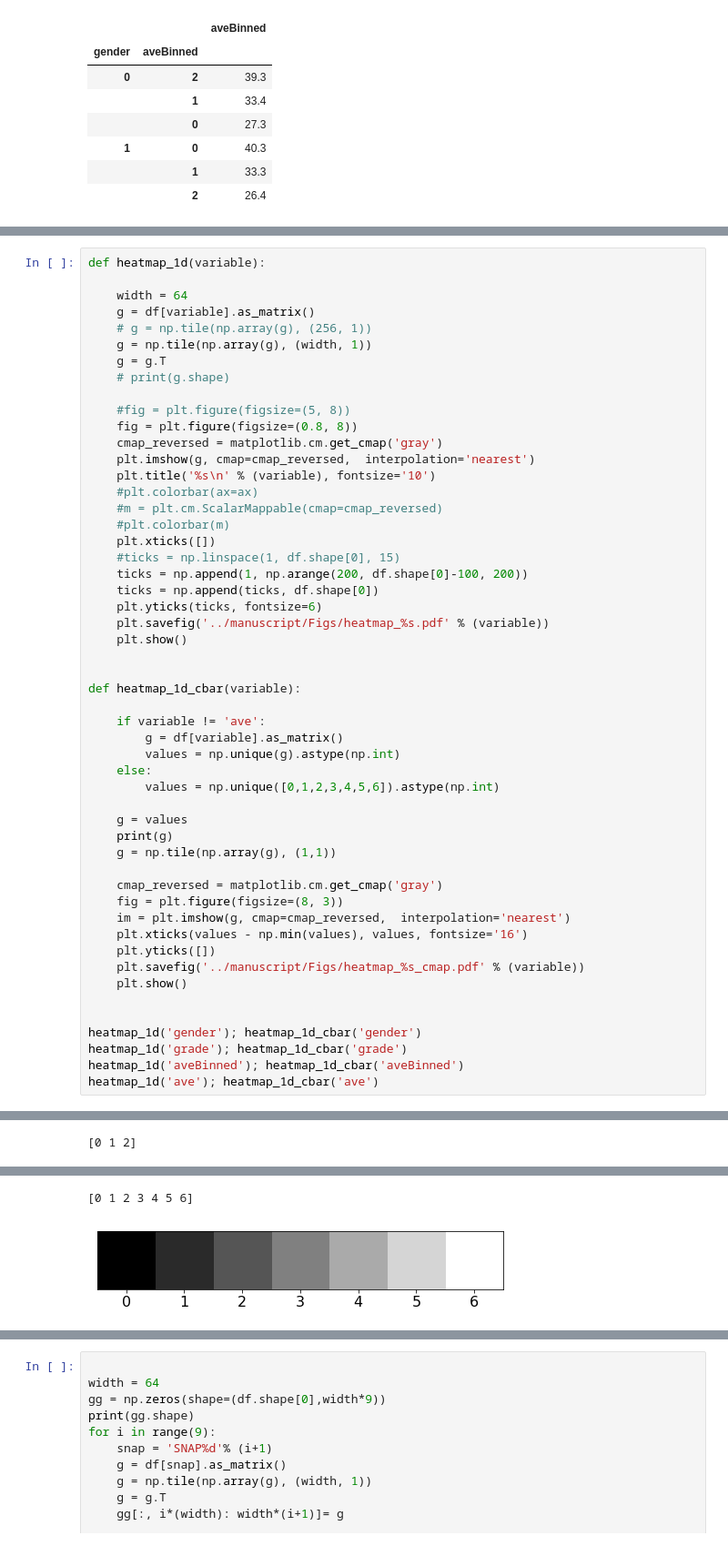
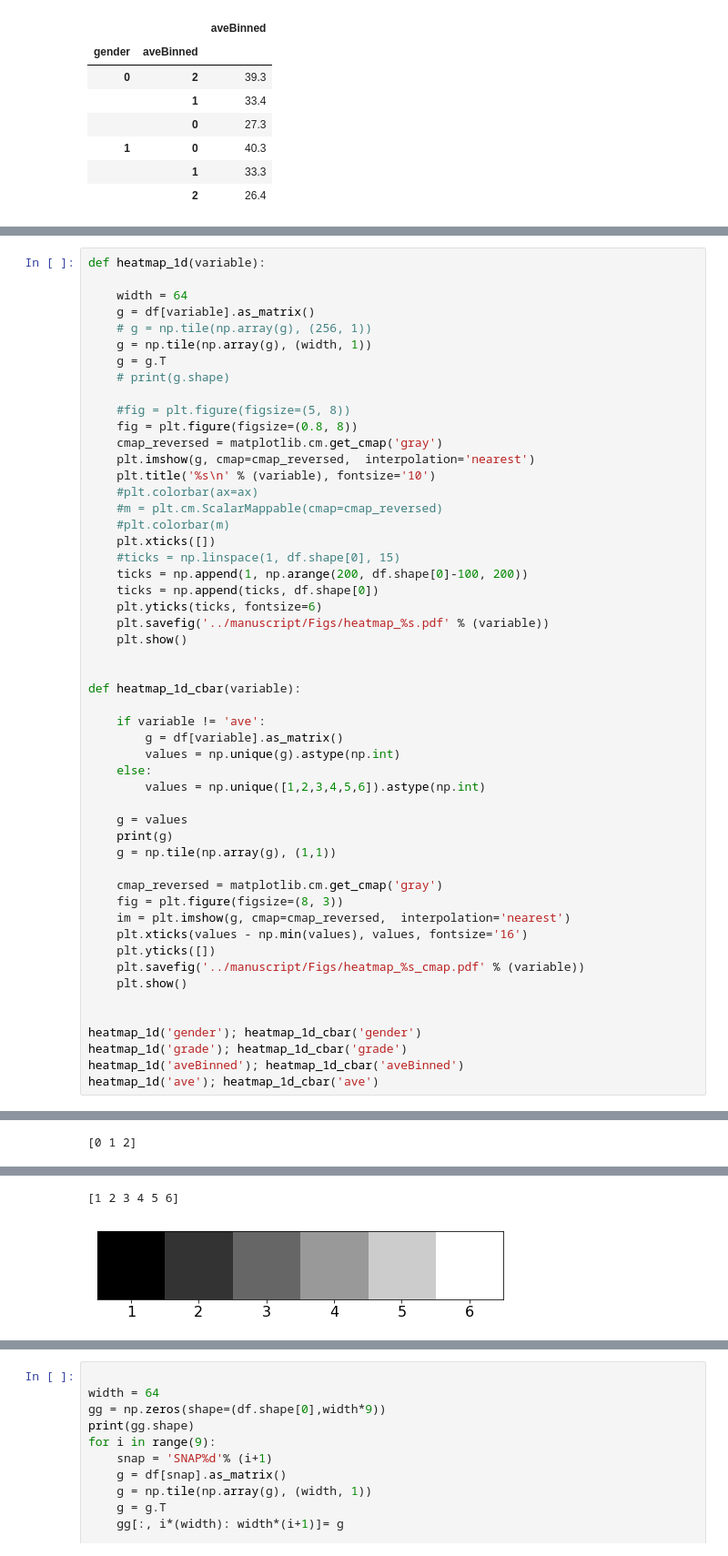
Before and after one commit to arvidl/inattention-populationsample, a Jupyter notebook: notebooks/01_preparation.ipynb, the cells around one changed output, grey strips where cells are left out. Shown at 91% size. Cells and saved outputs as stored; diff of their text form.

```diff
--- a/notebooks/01_preparation.ipynb
+++ b/notebooks/01_preparation.ipynb
@@ -395,36 +397,36 @@ def heatmap_1d_cbar(variable):
         g = df[variable].as_matrix()
         values = np.unique(g).astype(np.int)
     else:
-        values = np.unique([0,1,2,3,4,5,6]).astype(np.int)
+        values = np.unique([1,2,3,4,5,6]).astype(np.int)
 
     g = values
     print(g)
     g = np.tile(np.array(g), (1,1))
 
     cmap_reversed = matplotlib.cm.get_cmap('gray')
     fig = plt.figure(figsize=(8, 3))
     im = plt.imshow(g, cmap=cmap_reversed,  interpolation='nearest')
     plt.xticks(values - np.min(values), values, fontsize='16')
     plt.yticks([])
     plt.savefig('../manuscript/Figs/heatmap_%s_cmap.pdf' % (variable))
     plt.show()
 
 
 heatmap_1d('gender'); heatmap_1d_cbar('gender')
 heatmap_1d('grade'); heatmap_1d_cbar('grade')
 heatmap_1d('aveBinned'); heatmap_1d_cbar('aveBinned')
 heatmap_1d('ave'); heatmap_1d_cbar('ave')
 # %% [output]
 [figure]
 [0 1]
 [figure]
 [figure]
 [2 3 4]
 [figure]
 [figure]
 [0 1 2]
 [figure]
 [figure]
-[0 1 2 3 4 5 6]
+[1 2 3 4 5 6]
-[figure, old version]
+[figure, new version]
 # %% [markdown]
```
Also changed, not shown: parts of 10 cells of this notebook.
